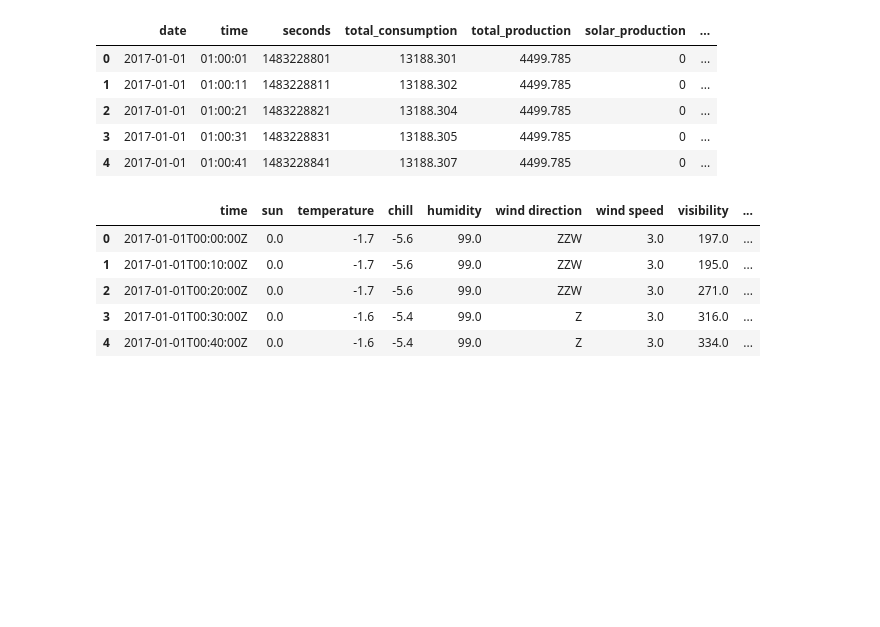
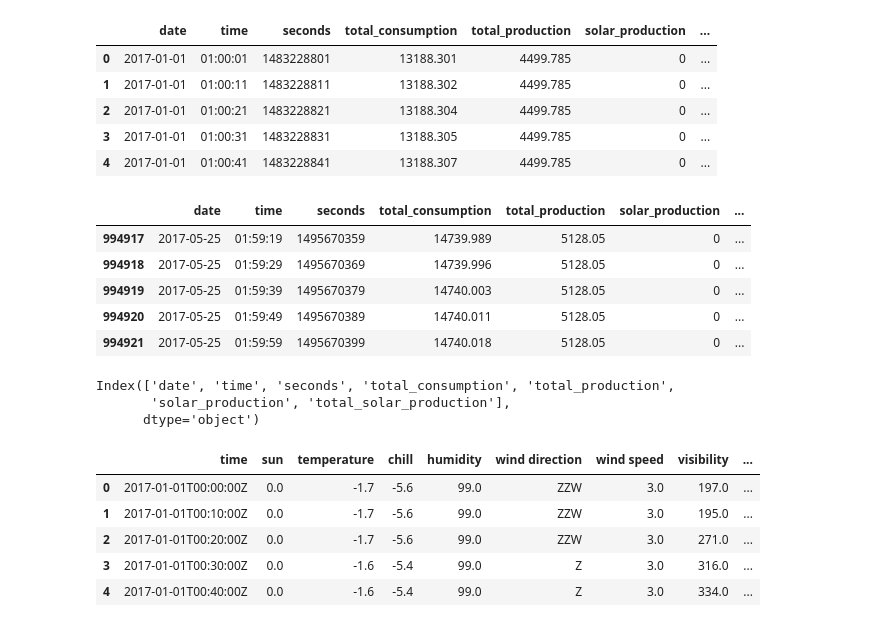
Before and after one commit to wjwka/2IMN15_IOT_EXE3, a Jupyter notebook: practical_data_analysis/assignment.ipynb, the cells around one changed output. Drawn from its saved outputs; the diff is of its cells as text; code cells hidden in the pictures; blank space fills up the shorter version.

```diff
--- a/practical_data_analysis/assignment.ipynb
+++ b/practical_data_analysis/assignment.ipynb
@@ -84,6 +84,21 @@ raw_energy.head()
 | 2 | 2017-01-01 | 01:00:21 | 1483228821 | 13188.304 | 4499.785 | 0 | ... |
 | 3 | 2017-01-01 | 01:00:31 | 1483228831 | 13188.305 | 4499.785 | 0 | ... |
 | 4 | 2017-01-01 | 01:00:41 | 1483228841 | 13188.307 | 4499.785 | 0 | ... |
+# %%
+raw_energy.tail()
+# %% [output]
+|  | date | time | seconds | total_consumption | total_production | solar_production | ... |
+| 994917 | 2017-05-25 | 01:59:19 | 1495670359 | 14739.989 | 5128.05 | 0 | ... |
+| 994918 | 2017-05-25 | 01:59:29 | 1495670369 | 14739.996 | 5128.05 | 0 | ... |
+| 994919 | 2017-05-25 | 01:59:39 | 1495670379 | 14740.003 | 5128.05 | 0 | ... |
+| 994920 | 2017-05-25 | 01:59:49 | 1495670389 | 14740.011 | 5128.05 | 0 | ... |
+| 994921 | 2017-05-25 | 01:59:59 | 1495670399 | 14740.018 | 5128.05 | 0 | ... |
+# %%
+raw_energy.columns
+# %% [output]
+Index(['date', 'time', 'seconds', 'total_consumption', 'total_production',
+       'solar_production', 'total_solar_production'],
+      dtype='object')
 # %%
 raw_weather = pd.read_csv("weather_train.csv")
 raw_weather.head()
```
Also changed, not shown: parts of 4 cells of this notebook.
